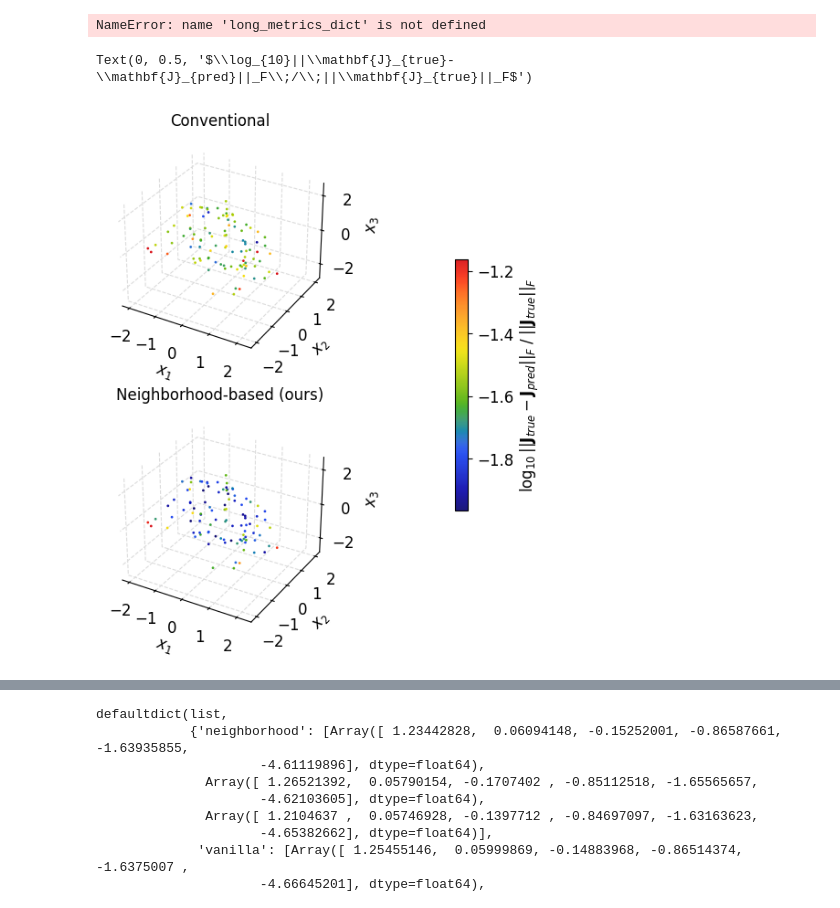
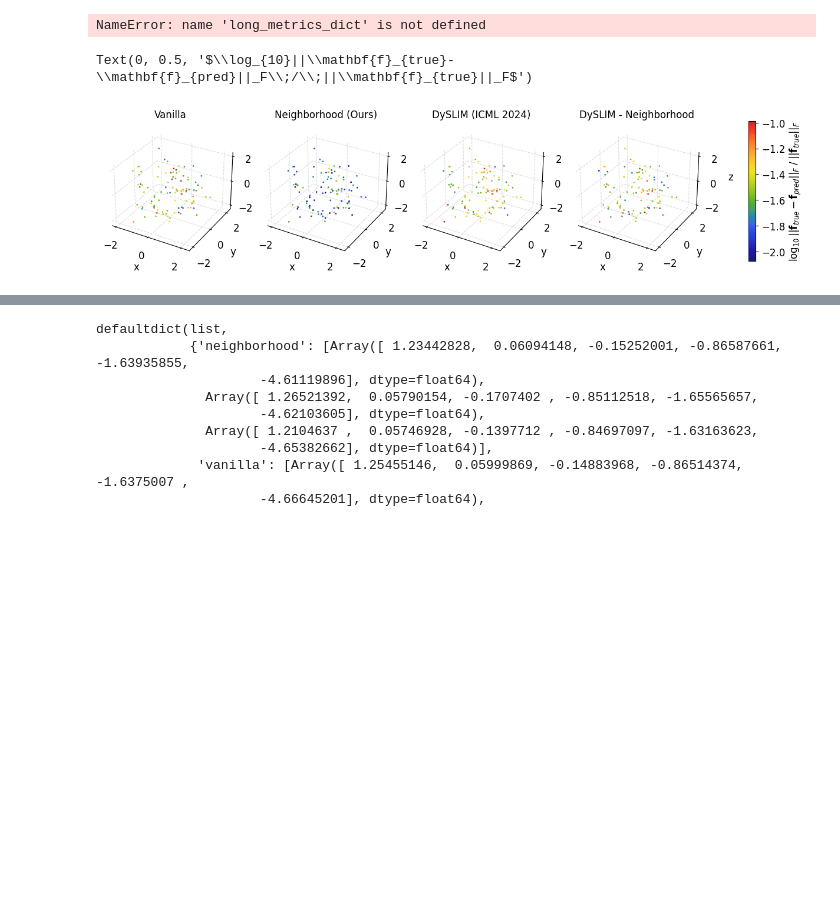
Before and after one commit to Jhko725/sandbox, a Jupyter notebook: notebooks/evaluation/lorenz96_eval.ipynb, the cells around one changed output, grey strips where cells are left out. Cells and saved outputs as stored; diff of their text form; code cells hidden in the pictures; blank space fills up the shorter version.

```diff
--- a/notebooks/evaluation/lorenz96_eval.ipynb
+++ b/notebooks/evaluation/lorenz96_eval.ipynb
@@ -95,6 +108,6 @@ LABEL_DICT = dict(
 # %%
 downsample = 2
-noise = 0.0
+noise = 0.05
 
 datadir = Path("../../data")
 
@@ -243,21 +325,48 @@ for exp_type in tqdm(EXP_TYPES):
+# %%
+key = 0
+
+rhs_true = eqx.filter_vmap(
+    TransformedODE(Lorenz96(), transform).rhs, in_axes=(None, 0)
+)(0.0, dataset_test.u[:, 0])
+
+
+@eqx.filter_jit
+def compute_rhs_err(model):
+    rhs_pred = eqx.filter_vmap(model.rhs, in_axes=(None, 0))(0.0, dataset_test.u[:, 0])
+    return relative_error_norm(rhs_pred, rhs_true, axis=(-1,))
+
+
+rhs_logerr_dict = defaultdict(list)
+for exp_type in tqdm(EXP_TYPES):
+    rhs_logerr_dict[exp_type] = np.log10(
+        compute_rhs_err(
+            load_experiment(
+                exp_type,
+                key,
+                downsample=downsample,
+                train_length=train_length,
+                noise=noise,
+            )
+        )
+    )
 # %%
 fig = colored_scatterplot(
-    [dataset_test.u[:, 0, 0::2].T] * len(EXP_TYPES),
-    [jac_logerr_dict[exp_type] for exp_type in EXP_TYPES],
-    figsize=(10, 6),
+    [dataset_test.u[:, 0, :3].T] * len(EXP_TYPES),
+    [rhs_logerr_dict[exp_type] for exp_type in EXP_TYPES],
+    figsize=(12, 8),
     s=1,
     cmap=cc.cm.rainbow4,
     alpha=0.9,
-    colorbar_shrink=0.5,
-    horizontal=False,
+    colorbar_pad=0.05,
+    colorbar_shrink=0.3,
 )
 for i, exp_type in enumerate(EXP_TYPES):
     fig.axes[i].set_title(LABEL_DICT[exp_type], fontsize="medium")
-    set_labels(fig.axes[i], ["$x_1$", "$x_2$", "$x_3$"])
+    set_labels(fig.axes[i], ["x", "y", "z"])
 fig.axes[-1].set_ylabel(
-    r"$\log_{10}||\mathbf{J}_{true}-\mathbf{J}_{pred}||_F\;/\;||\mathbf{J}_{true}||_F$"
+    r"$\log_{10}||\mathbf{f}_{true}-\mathbf{f}_{pred}||_F\;/\;||\mathbf{f}_{true}||_F$"
 )
 # %% [output]
-Text(0, 0.5, '$\\log_{10}||\\mathbf{J}_{true}-\\mathbf{J}_{pred}||_F\\;/\\;||\\mathbf{J}_{true}||_F$')
+Text(0, 0.5, '$\\log_{10}||\\mathbf{f}_{true}-\\mathbf{f}_{pred}||_F\\;/\\;||\\mathbf{f}_{true}||_F$')
-[figure, old version]
+[figure, new version]
 # %%
```
Also changed, not shown: parts of 10 cells of this notebook, 5 other files.
